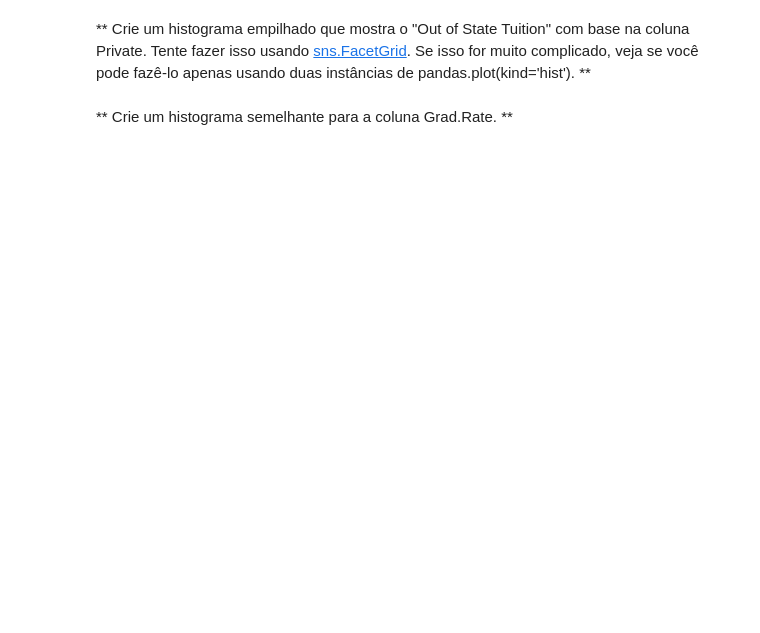
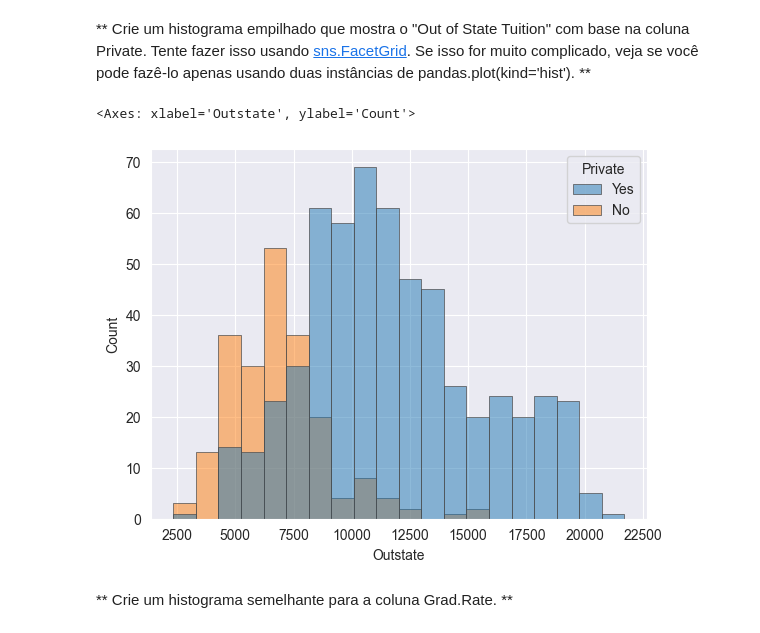
Before and after one commit to Danillo-SenaiMS/Fork-Machine-Learning, a Jupyter notebook: projects/Clusterizacao/01.ipynb.ipynb, the cells around one changed output. Cells and saved outputs as stored; diff of their text form; code cells hidden in the pictures; blank space fills up the shorter version.

```diff
--- a/projects/Clusterizacao/01.ipynb.ipynb
+++ b/projects/Clusterizacao/01.ipynb.ipynb
@@ -117,4 +131,16 @@ sns.lmplot(
 # %% [markdown]
 ** Crie um histograma empilhado que mostra o "Out of State Tuition" com base na coluna Private. Tente fazer isso usando [sns.FacetGrid](https://stanford.edu/~mwaskom/software/seaborn/generated/seaborn.FacetGrid.html). Se isso for muito complicado, veja se você pode fazê-lo apenas usando duas instâncias de pandas.plot(kind='hist'). **
+# %%
+sns.histplot(
+    data= df,
+    hue= 'Private',
+    x= 'Outstate',
+    bins= 20,
+    edgecolor=".3",
+    linewidth=.5,
+)
+# %% [output]
+<Axes: xlabel='Outstate', ylabel='Count'>
+[figure, added]
 # %% [markdown]
 ** Crie um histograma semelhante para a coluna Grad.Rate. **
```
Also changed, not shown: parts of 13 cells of this notebook.
